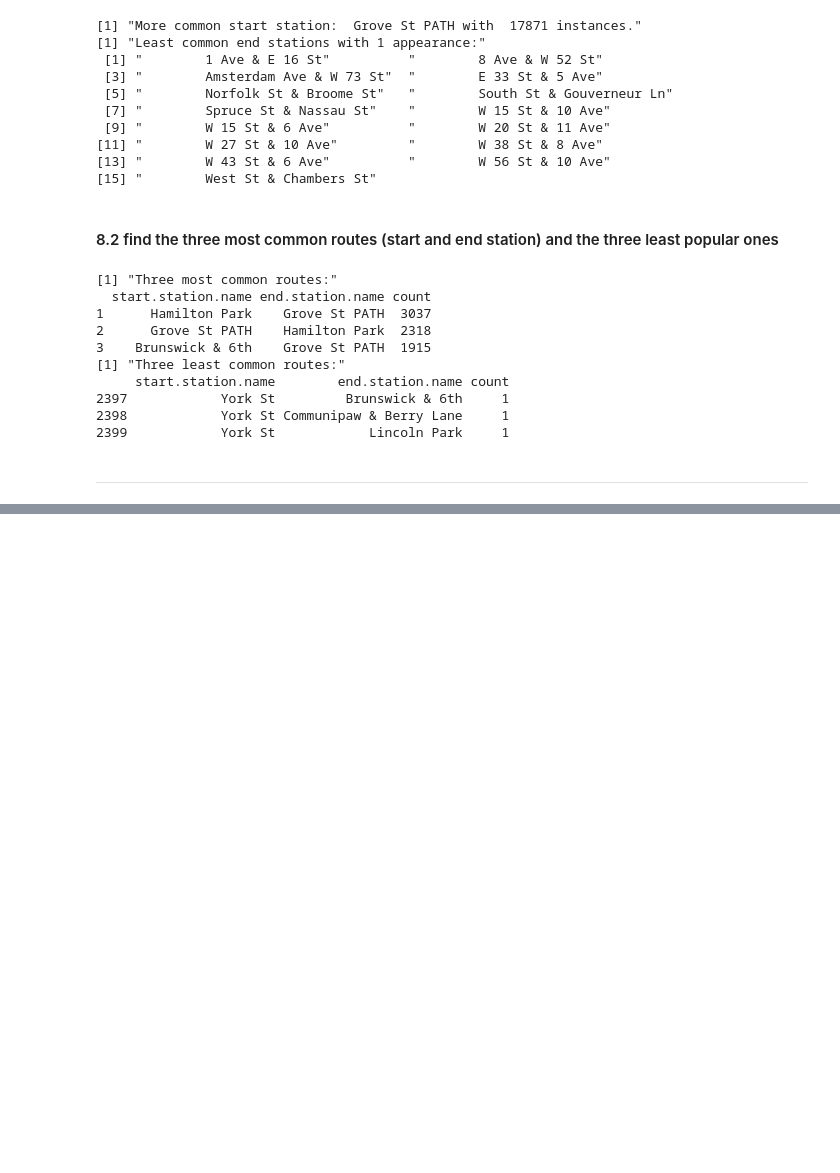
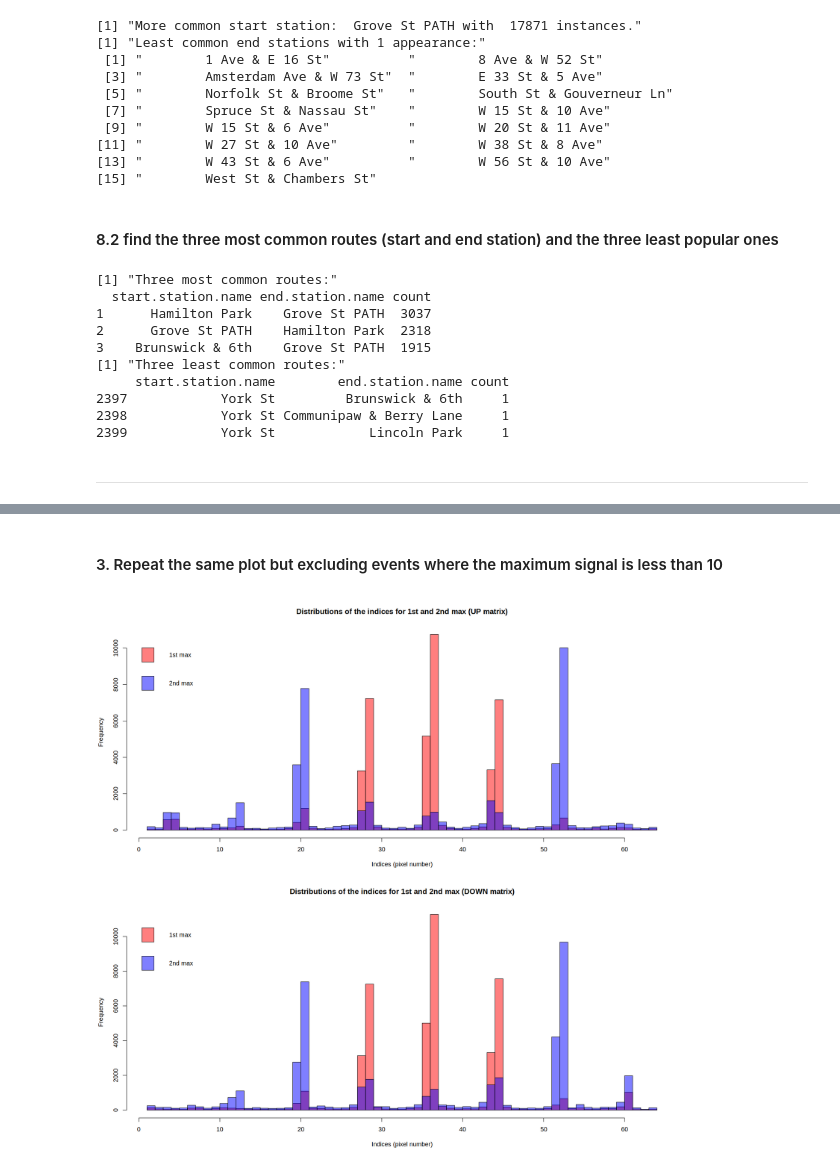
Before and after one commit to seccobenedetto/ex_Advanced_Statistics, a Jupyter notebook: lab_1/lab_1.ipynb, the cells around one changed output, grey strips where cells are left out. Drawn from its saved outputs; the diff is of its cells as text; code cells hidden in the pictures; blank space fills up the shorter version.

```diff
--- a/lab_1/lab_1.ipynb
+++ b/lab_1/lab_1.ipynb
@@ -470,0 +581,44 @@ where Ncols = 8 is the total number of columns in the matrix.
+# %% [markdown]
+#### 3. Repeat the same plot but excluding events where the maximum signal is less than 10
+# %%
+# PLOT:
+options(repr.plot.width = 16, repr.plot.height = 15)
+par(cex = 2, mfrow = c(2, 1))
+
+# 1st GRAPH:
+hist(data$idx_max_up[ data$max_up > 10 ],
+     breaks=64,
+     xlab='Indices (pixel number)',
+     col = rgb(1, 0, 0, 0.5),
+     main='Distributions of the indices for 1st and 2nd max (UP matrix)')
+
+hist(data$idx_max2_up[ data$max_up > 10 ],
+     breaks=64,
+     col = rgb(0, 0, 1, 0.5),
+     add=TRUE)
+
+legend('topleft',
+       bty='n',
+      legend=c('1st max','2nd max'),
+      fill = c( rgb(1, 0, 0, 0.5), rgb(0, 0, 1, 0.5) )
+      )
+
+# 2nd GRAPH:
+hist(data$idx_max_down[ data$max_down > 10 ],
+     breaks=64,
+     xlab='Indices (pixel number)',
+     col = rgb(1, 0, 0, 0.5),
+     main='Distributions of the indices for 1st and 2nd max (DOWN matrix)')
+
+hist(data$idx_max2_down[ data$max_down > 10 ],
+     breaks=64,
+     col = rgb(0, 0, 1, 0.5),
+     add=TRUE)
+
+legend('topleft',
+       bty='n',
+      legend=c('1st max','2nd max'),
+      fill = c( rgb(1, 0, 0, 0.5), rgb(0, 0, 1, 0.5) )
+      )
+# %% [output]
+[figure, added]
```
Also changed, not shown: parts of 20 cells of this notebook.
